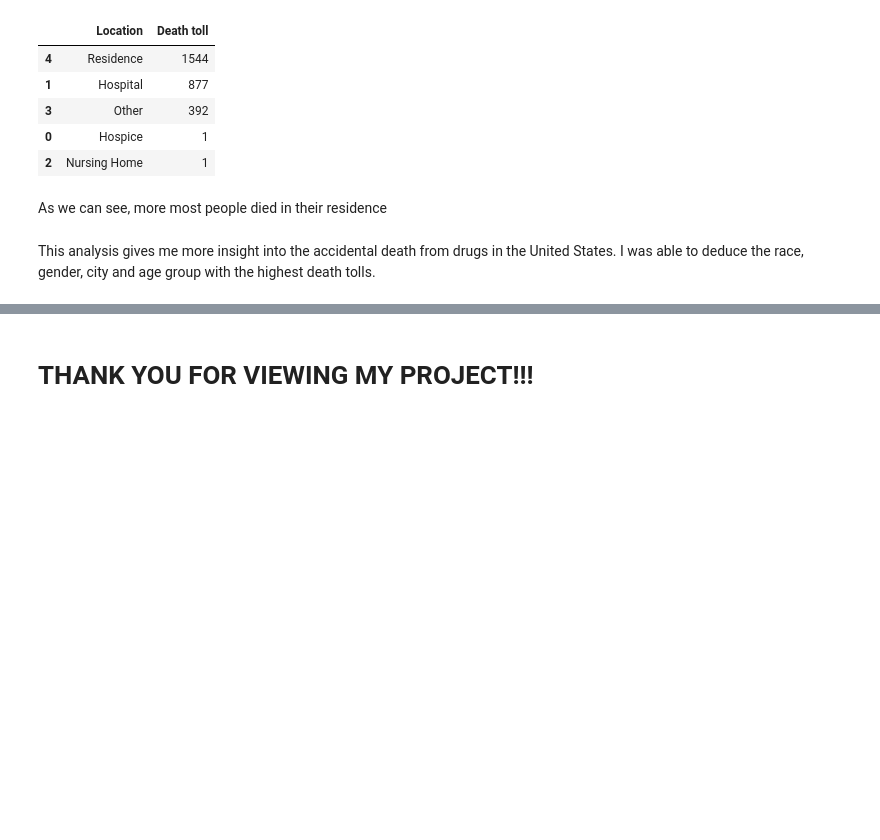
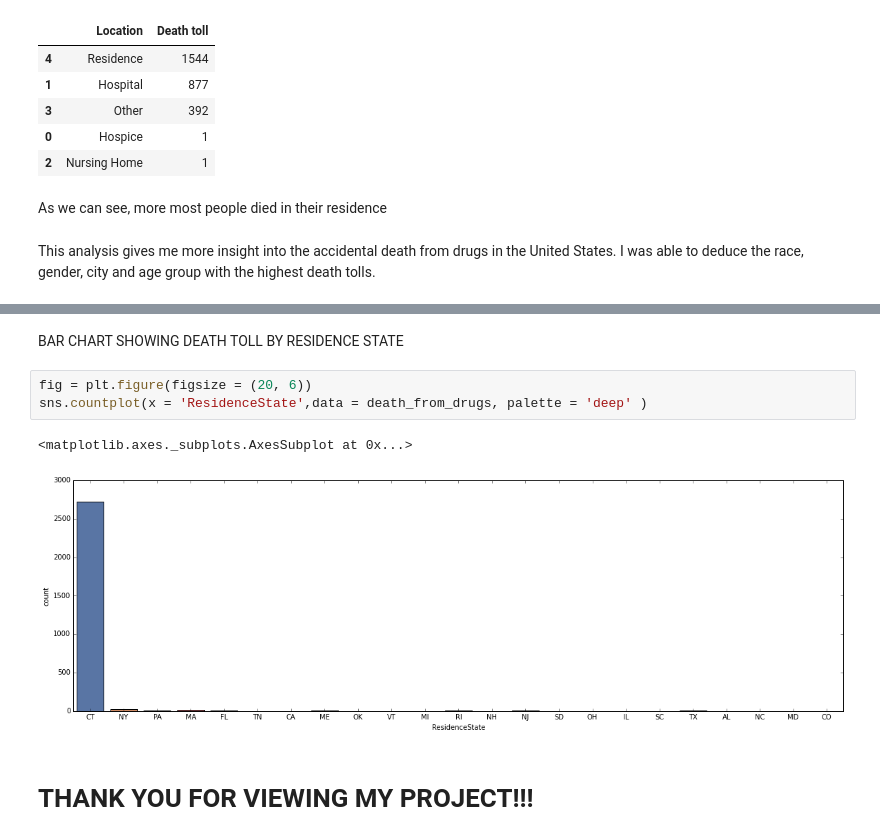
Before and after one commit to MikeDeecode/US-accidental--drugs-death-analysis, a Jupyter notebook: US_accidental_drugs_death.ipynb, the cells around one changed output, grey strips where cells are left out. Saved outputs shown, nothing was run; the diff lists cells and outputs as text; blank space fills up the shorter version.

```diff
--- a/US_accidental_drugs_death.ipynb
+++ b/US_accidental_drugs_death.ipynb
@@ -298,2 +336,10 @@ This analysis gives me more insight into the accidental death from drugs in the
+# %% [markdown]
+BAR CHART SHOWING DEATH TOLL BY RESIDENCE STATE
+# %%
+fig = plt.figure(figsize = (20, 6))
+sns.countplot(x = 'ResidenceState',data = death_from_drugs, palette = 'deep' )
+# %% [output]
+<matplotlib.axes._subplots.AxesSubplot at 0x...>
+[figure, added]
 # %% [markdown]
 # **THANK YOU FOR VIEWING MY PROJECT!!!**
```
Also changed, not shown: parts of 7 cells of this notebook.
